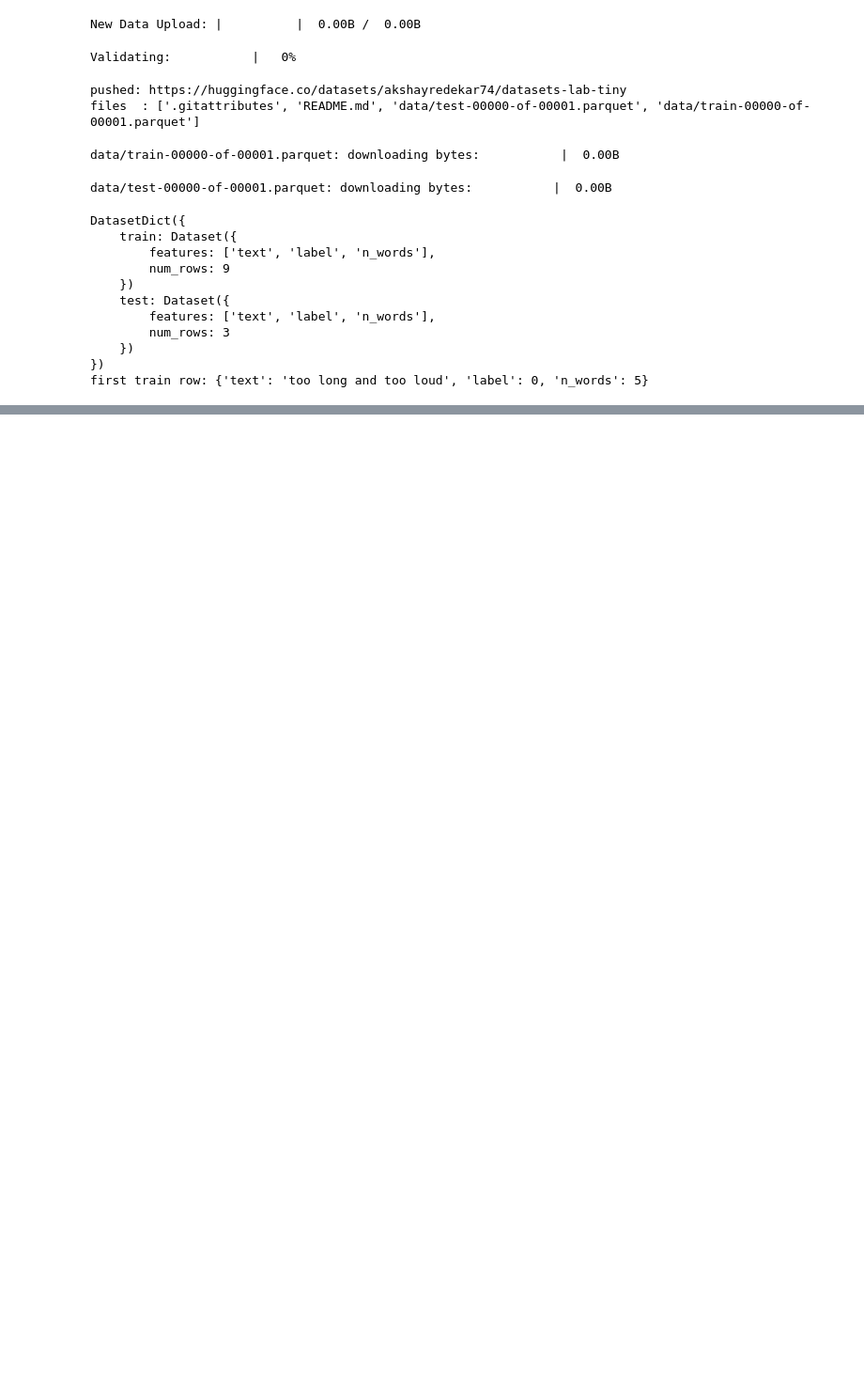
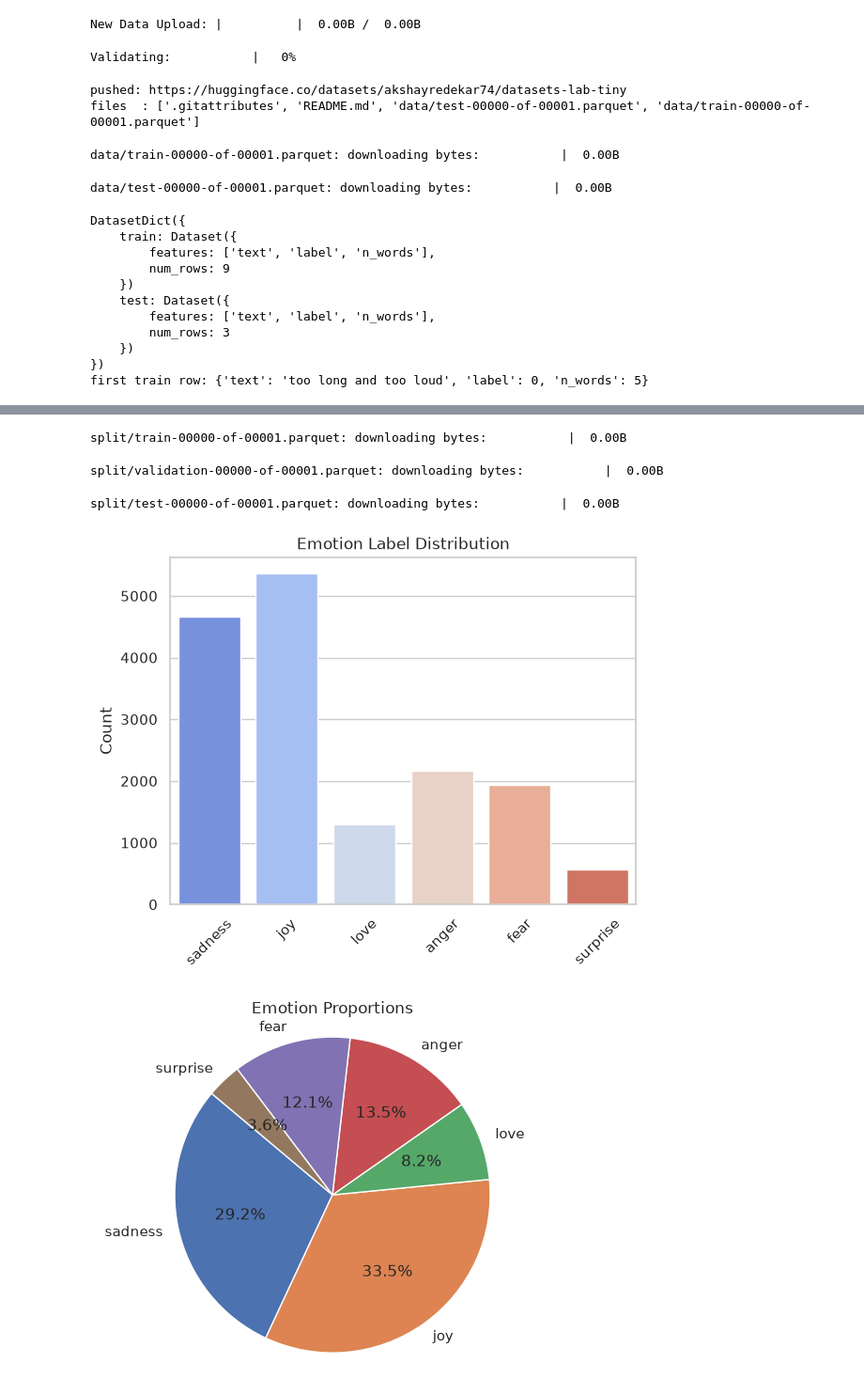
Before and after one commit to Akshayredekar07/All-about-finetuning, a Jupyter notebook: finetuning/00_platform/labs/03_datasets_operation.ipynb, the cells around one changed output, grey strips where cells are left out. Shown at 94% size. Cells and saved outputs as stored; diff of their text form; code cells hidden in the pictures; blank space fills up the shorter version.

Commit message:
Move downloads/uploads to datasets/ and add missing examples to labs 01-04

```diff
--- a/finetuning/00_platform/labs/03_datasets_operation.ipynb
+++ b/finetuning/00_platform/labs/03_datasets_operation.ipynb
@@ -193,3 +452,17 @@ print("shortest:", ds.sort("n_words")["text"][:3])
 first 3: Column(['great movie', 'terrible acting and a boring plot', 'loved every minute'])
 shuffled: ['great movie', 'the ending ruined it', 'funny and warm']
 shortest: ['great movie', 'beautiful music', 'loved every minute']
+# %%
+# ── 6a. more row operations ──
+print("sorted desc :", ds.sort("label", reverse=True)["label"][:6])
+print("skip first 3:", ds.skip(3).num_rows)
+print("take first 3:", ds.take(3).num_rows)
+
+# ── filter with the row number ──
+even_rows = ds.filter(lambda row, idx: idx % 2 == 0, with_indices=True)
+print("even rows   :", even_rows.num_rows)
+
+# ── shard: cut into equal chunks ──
+for i in range(3):
+    part = ds.shard(num_shards=3, index=i)
+    print(f"shard {i}     :", part.num_rows, "rows")
@@ -324,0 +761,34 @@ first train row: {'text': 'too long and too loud', 'label': 0, 'n_words': 5}
+# %%
+# ── 13b. explore a dataset: label counts ──
+# Install once: pip install matplotlib seaborn wordcloud
+# If "dair-ai/emotion" fails, use "emotion"
+import re
+from collections import Counter
+import matplotlib.pyplot as plt
+import seaborn as sns
+
+sns.set_theme(style="whitegrid")
+
+emotion = load_dataset("dair-ai/emotion")
+label_names = emotion["train"].features["label"].names
+label_counts = Counter(emotion["train"]["label"])
+counts = [label_counts[i] for i in range(len(label_names))]
+
+# ── bar chart ──
+sns.barplot(x=label_names, y=counts, hue=label_names, palette="coolwarm", legend=False)
+plt.title("Emotion Label Distribution")
+plt.xticks(rotation=45)
+plt.ylabel("Count")
+plt.show()
+
+# ── pie chart ──
+plt.pie(counts, labels=label_names, autopct="%1.1f%%", startangle=140)
+plt.title("Emotion Proportions")
+plt.axis("equal")
+plt.show()
+# %% [output]
+split/train-00000-of-00001.parquet: downloading bytes:           |  0.00B
+split/validation-00000-of-00001.parquet: downloading bytes:           |  0.00B
+split/test-00000-of-00001.parquet: downloading bytes:           |  0.00B
+[figure, added]
+[figure, added]
```
Also changed, not shown: parts of 24 cells of this notebook, 15 other files.
